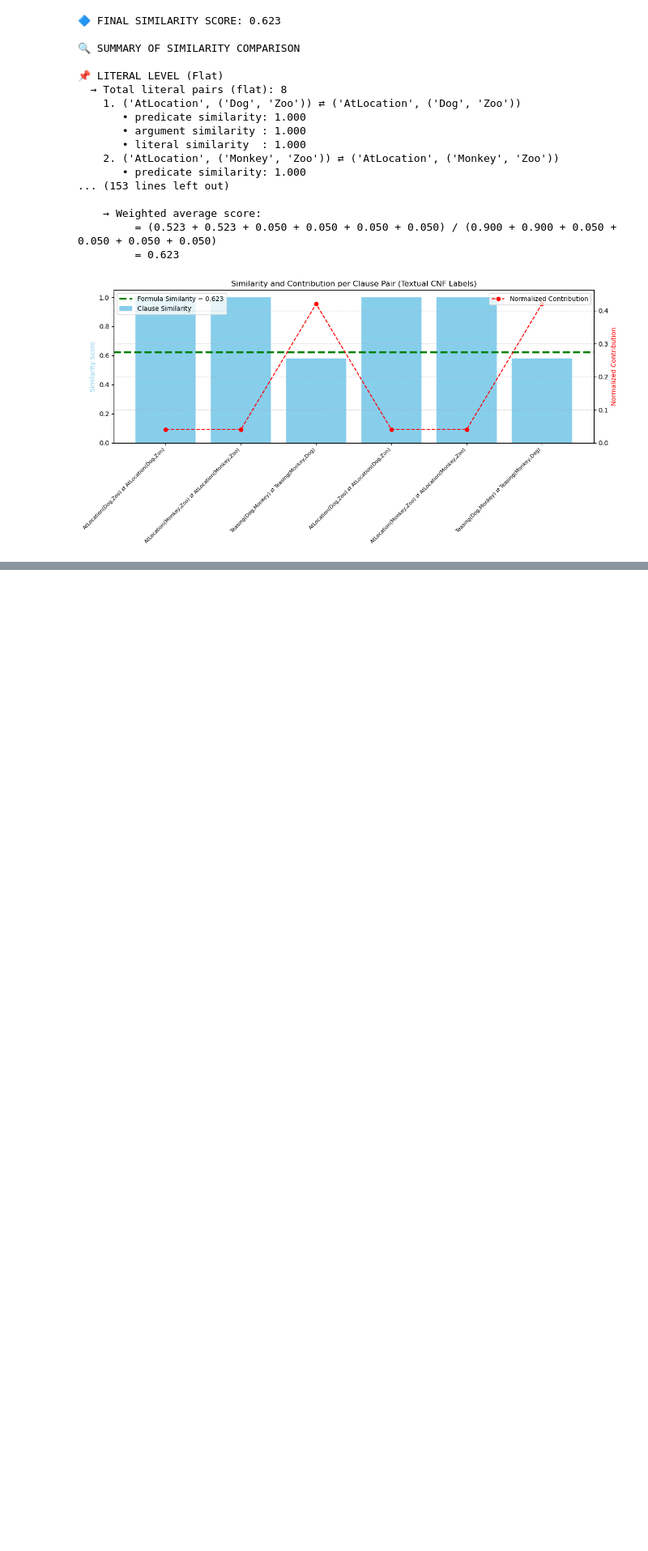
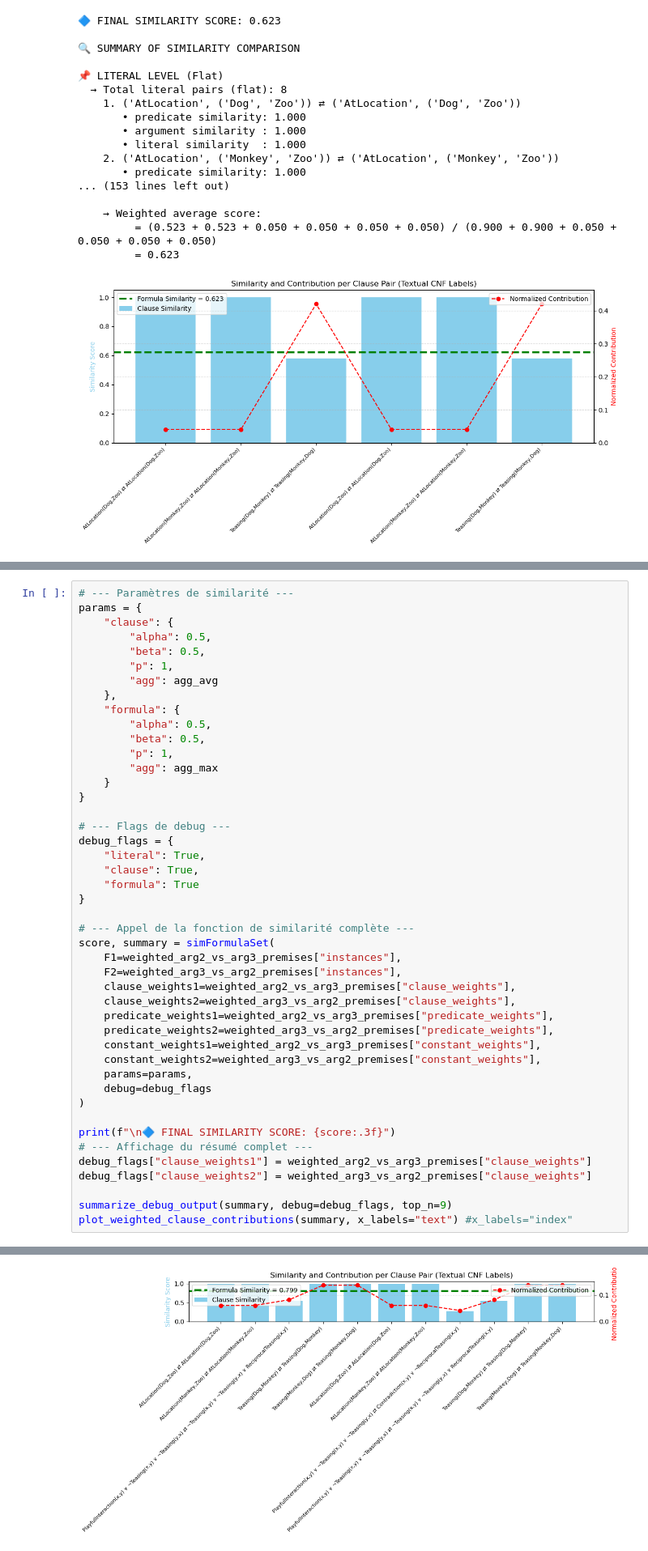
Before and after one commit to Vict0r-David/SimFOL, a Jupyter notebook: SimFOL_structured.ipynb, the cells around one changed output, grey strips where cells are left out. Shown at 81% size. Saved outputs shown, nothing was run; the diff lists cells and outputs as text; blank space fills up the shorter version.

```diff
--- a/SimFOL_structured.ipynb
+++ b/SimFOL_structured.ipynb
@@ -605,0 +1001,46 @@ plot_weighted_clause_contributions(summary, x_labels="text") #x_labels="index"
+# %%
+# --- Paramètres de similarité ---
+params = {
+    "clause": {
+        "alpha": 0.5,
+        "beta": 0.5,
+        "p": 1,
+        "agg": agg_avg
+    },
+    "formula": {
+        "alpha": 0.5,
+        "beta": 0.5,
+        "p": 1,
+        "agg": agg_max
+    }
+}
+
+# --- Flags de debug ---
+debug_flags = {
+    "literal": True,
+    "clause": True,
+    "formula": True
+}
+
+# --- Appel de la fonction de similarité complète ---
+score, summary = simFormulaSet(
+    F1=weighted_arg2_vs_arg3_premises["instances"],
+    F2=weighted_arg3_vs_arg2_premises["instances"],
+    clause_weights1=weighted_arg2_vs_arg3_premises["clause_weights"],
+    clause_weights2=weighted_arg3_vs_arg2_premises["clause_weights"],
+    predicate_weights1=weighted_arg2_vs_arg3_premises["predicate_weights"],
+    predicate_weights2=weighted_arg3_vs_arg2_premises["predicate_weights"],
+    constant_weights1=weighted_arg2_vs_arg3_premises["constant_weights"],
+    constant_weights2=weighted_arg3_vs_arg2_premises["constant_weights"],
+    params=params,
+    debug=debug_flags
+)
+
+print(f"\n🔷 FINAL SIMILARITY SCORE: {score:.3f}")
+# --- Affichage du résumé complet ---
+debug_flags["clause_weights1"] = weighted_arg2_vs_arg3_premises["clause_weights"]
+debug_flags["clause_weights2"] = weighted_arg3_vs_arg2_premises["clause_weights"]
+
+summarize_debug_output(summary, debug=debug_flags, top_n=9)
+plot_weighted_clause_contributions(summary, x_labels="text") #x_labels="index"
+# %% [output]
@@ -605,0 +1064 @@ plot_weighted_clause_contributions(summary, x_labels="text") #x_labels="index"
+[figure, added]
```
Also changed, not shown: parts of 5 cells of this notebook.
